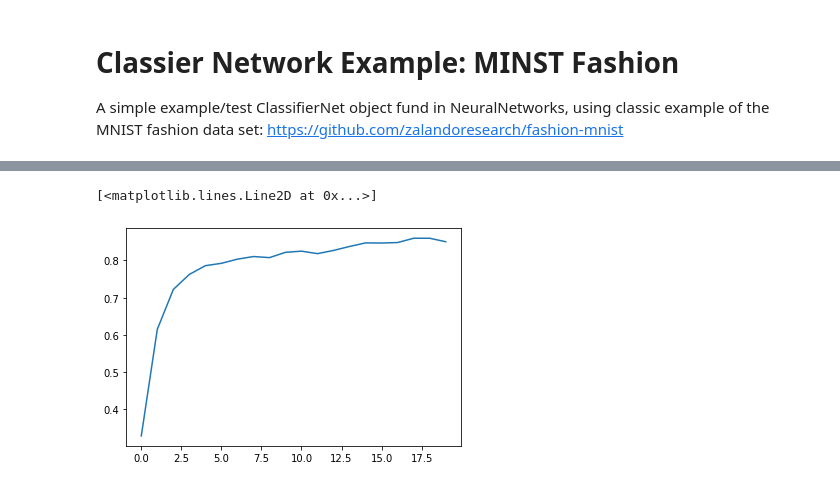
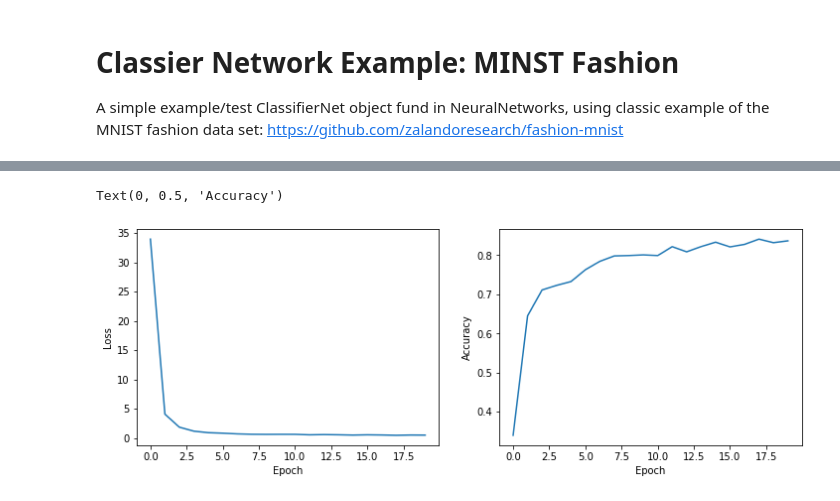
Before and after one commit to joraso/Karn, a Jupyter notebook: Notebooks/SimpleClassifier_MINSTfashion.ipynb, the cells around one changed output, grey strips where cells are left out. Cells and saved outputs as stored; diff of their text form; code cells hidden in the pictures.

```diff
--- a/Notebooks/SimpleClassifier_MINSTfashion.ipynb
+++ b/Notebooks/SimpleClassifier_MINSTfashion.ipynb
@@ -53,9 +47,11 @@ plt.plot(net.loss)
-# %%
-# Inspecting the Accuracy:
-plt.plot(net.accuracy)
-# %% [output]
-[<matplotlib.lines.Line2D at 0x...>]
-[figure, removed]
+# %%
+# Inspecting the Accuracy/Loss:
+fig, ax = plt.subplots(nrows=1, ncols=2, figsize=(12,4))
+ax[0].plot(net.loss); ax[0].set_xlabel("Epoch"); ax[0].set_ylabel("Loss")
+ax[1].plot(net.accuracy); ax[1].set_xlabel("Epoch"); ax[1].set_ylabel("Accuracy")
+# %% [output]
+Text(0, 0.5, 'Accuracy')
+[figure, added]
 # %%
 # Perhaps we wish to see what the DNN's guesses look like, so lets take a random
 # sample of 4 of them, and display them along with what the guess is:
```
Also changed, not shown: parts of 8 cells of this notebook.
